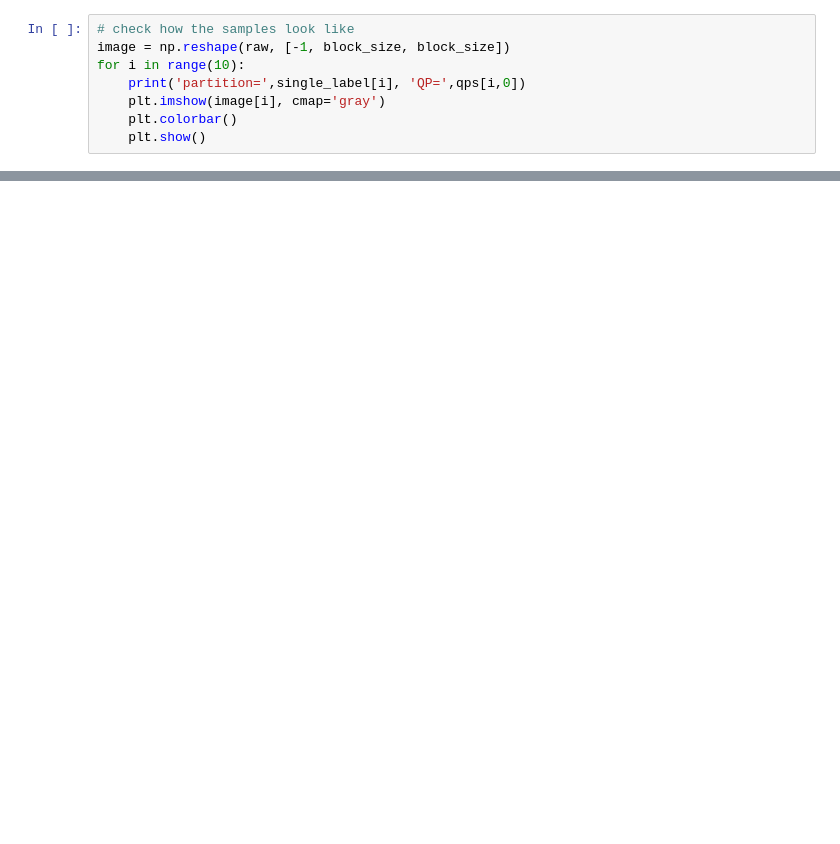
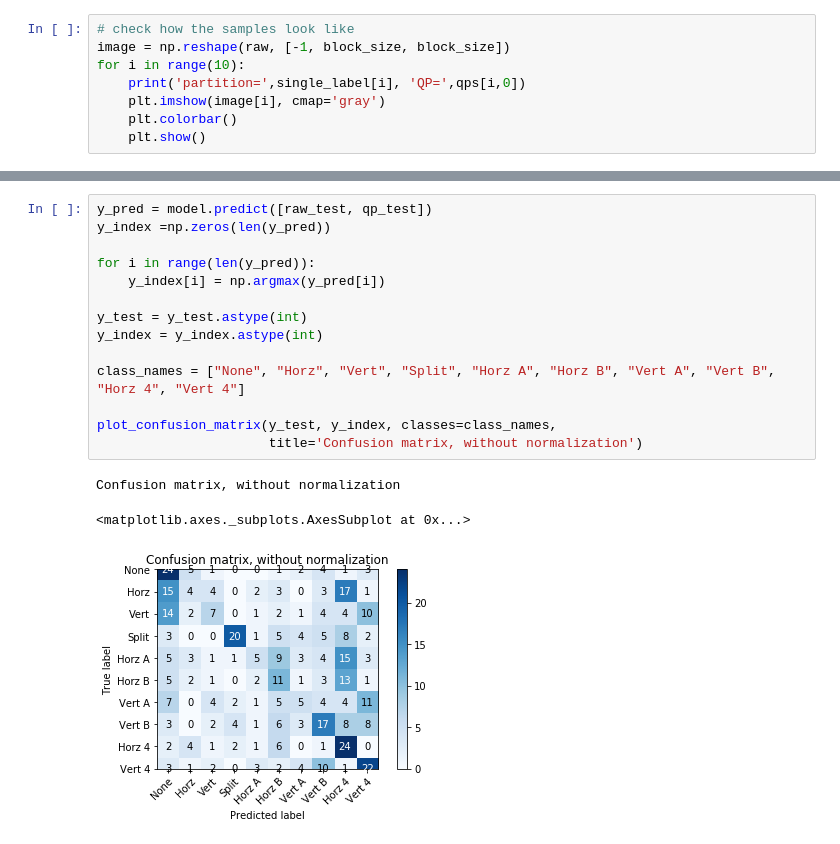
Before and after one commit to epadam/CNN_AV1, a Jupyter notebook: training/training.ipynb, the cells around one changed output, grey strips where cells are left out. Cells and saved outputs as stored; diff of their text form; blank space fills up the shorter version.

```diff
--- a/training/training.ipynb
+++ b/training/training.ipynb
@@ -196,0 +305,18 @@ plt.show()
+# %%
+y_pred = model.predict([raw_test, qp_test])
+y_index =np.zeros(len(y_pred))
+
+for i in range(len(y_pred)):
+    y_index[i] = np.argmax(y_pred[i])
+
+y_test = y_test.astype(int)
+y_index = y_index.astype(int)
+
+class_names = ["None", "Horz", "Vert", "Split", "Horz A", "Horz B", "Vert A", "Vert B", "Horz 4", "Vert 4"]
+
+plot_confusion_matrix(y_test, y_index, classes=class_names,
+                      title='Confusion matrix, without normalization')
+# %% [output]
+Confusion matrix, without normalization
+<matplotlib.axes._subplots.AxesSubplot at 0x...>
+[figure, added]
```
Also changed, not shown: parts of 9 cells of this notebook.
